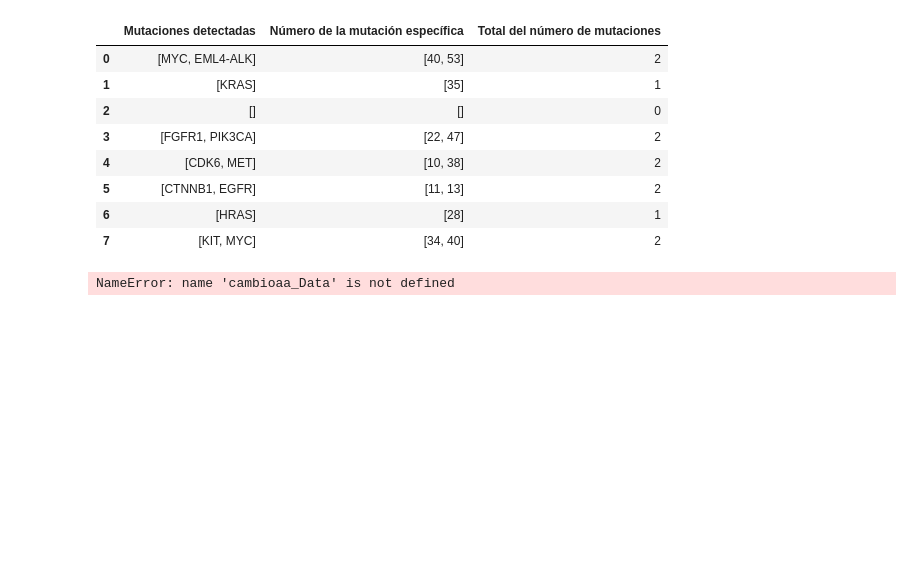
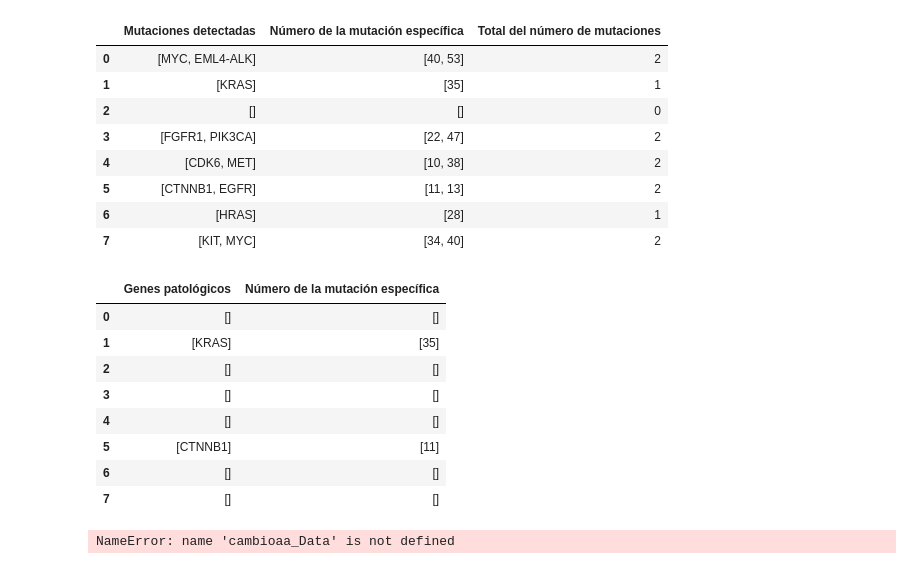
Before and after one commit to LuciaVitores/Automatizacion_PDF_scraping, a Jupyter notebook: PruebaLucia.ipynb, the cells around one changed output. Saved outputs shown, nothing was run; the diff lists cells and outputs as text; code cells hidden in the pictures; blank space fills up the shorter version.

```diff
--- a/PruebaLucia.ipynb
+++ b/PruebaLucia.ipynb
@@ -833,3 +832,10 @@ patologicos = list(patogen.values())
 patologicos
 # %% [output]
 [[], ['KRAS'], [], [], [], ['CTNNB1'], [], []]
+# %%
+numero_iden_pato = []
+for i in patologicos:
+    valores = [mutaciones_dic.get(gen, 0) for gen in i]
+    numero_iden_pato.append(valores)
+
+print(numero_iden_pato)
@@ -2047,6 +1922,20 @@ Tabla5MutacionesEspecificas
 | 5 | [CTNNB1, EGFR] | [11, 13] | 2 |
 | 6 | [HRAS] | [28] | 1 |
 | 7 | [KIT, MYC] | [34, 40] | 2 |
+# %%
+Tabla4Patologicas = pd.DataFrame({'Genes patológicos': patologicos, 'Número de la mutación específica':numero_iden_pato})
+# %%
+Tabla4Patologicas
+# %% [output]
+|  | Genes patológicos | Número de la mutación específica |
+| 0 | [] | [] |
+| 1 | [KRAS] | [35] |
+| 2 | [] | [] |
+| 3 | [] | [] |
+| 4 | [] | [] |
+| 5 | [CTNNB1] | [11] |
+| 6 | [] | [] |
+| 7 | [] | [] |
 # %%
 #Tabla1Pacientes = pd.DataFrame({'Número de chip': chip, 'Número de paciente': paciente_Data, 'NHC': NHC_Data, 'Número de biopsia': Nbiopsia_Data, 'Biopsia sólida': Biopsia_solida, 'Fecha de informe': fecha_Data, 'Diagnóstico': texto_Data})
 #Tabla2Diagnostico = pd.DataFrame({'Diagnóstico': texto_Data, 'Número de diagnóstico': Ndiagnostico_Data})
```
Also changed, not shown: parts of 13 cells of this notebook.
